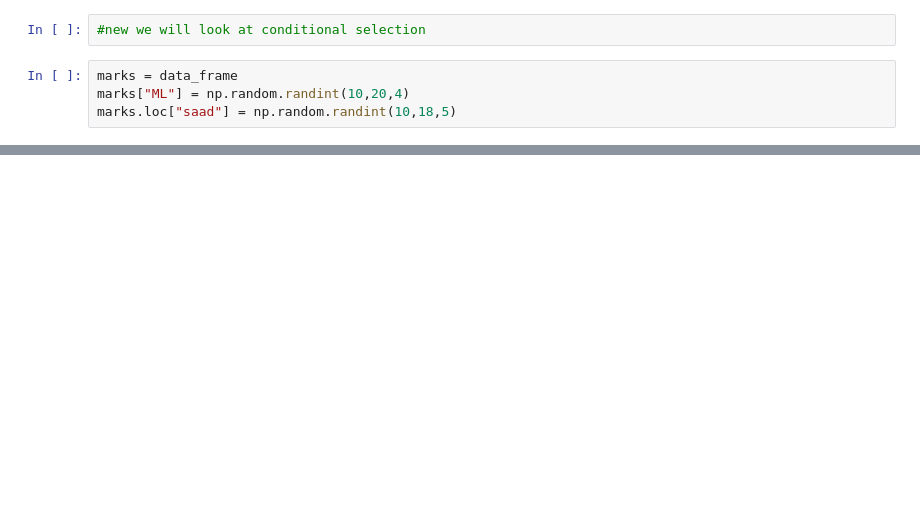
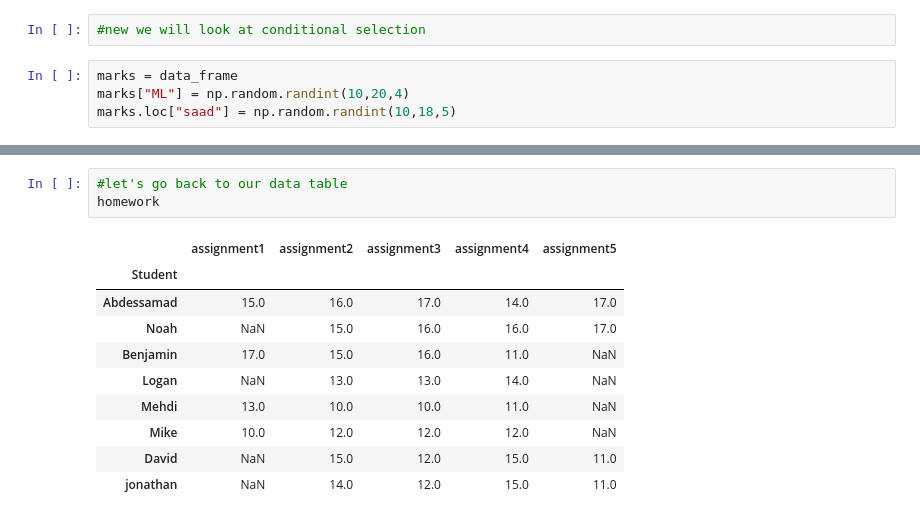
Before and after one commit to abdessamad-commits/Basics-of-Python-for-Data-Analysis-, a Jupyter notebook: Pandas_basics.ipynb, the cells around one changed output, grey strips where cells are left out. Saved outputs shown, nothing was run; the diff lists cells and outputs as text; blank space fills up the shorter version.

```diff
--- a/Pandas_basics.ipynb
+++ b/Pandas_basics.ipynb
@@ -360,0 +567,14 @@ students_marks
+# %%
+#let's go back to our data table
+homework
+# %% [output]
+|  | assignment1 | assignment2 | assignment3 | assignment4 | assignment5 |
+| Student |  |  |  |  |  |
+| Abdessamad | 15.0 | 16.0 | 17.0 | 14.0 | 17.0 |
+| Noah | NaN | 15.0 | 16.0 | 16.0 | 17.0 |
+| Benjamin | 17.0 | 15.0 | 16.0 | 11.0 | NaN |
+| Logan | NaN | 13.0 | 13.0 | 14.0 | NaN |
+| Mehdi | 13.0 | 10.0 | 10.0 | 11.0 | NaN |
+| Mike | 10.0 | 12.0 | 12.0 | 12.0 | NaN |
+| David | NaN | 15.0 | 12.0 | 15.0 | 11.0 |
+| jonathan | NaN | 14.0 | 12.0 | 15.0 | 11.0 |
```
Also changed, not shown: parts of 67 cells of this notebook.
